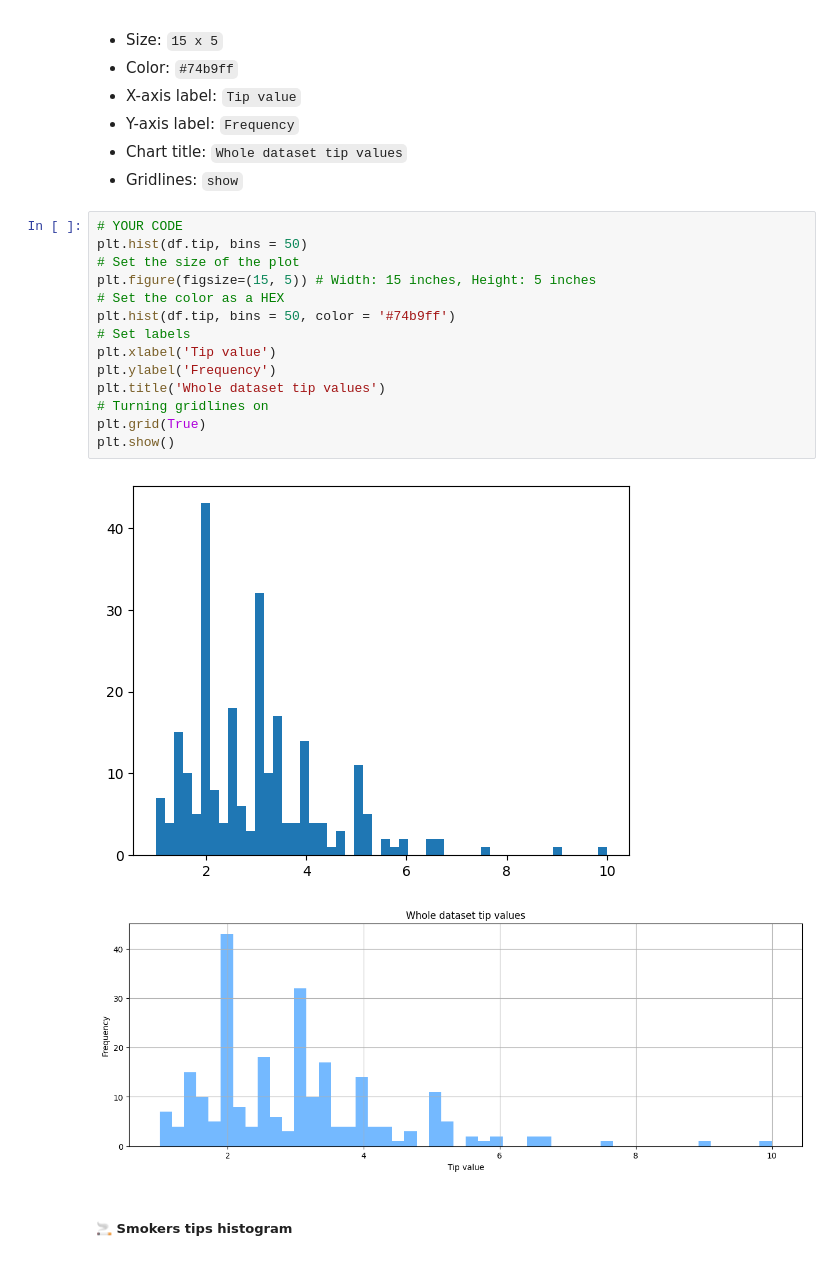
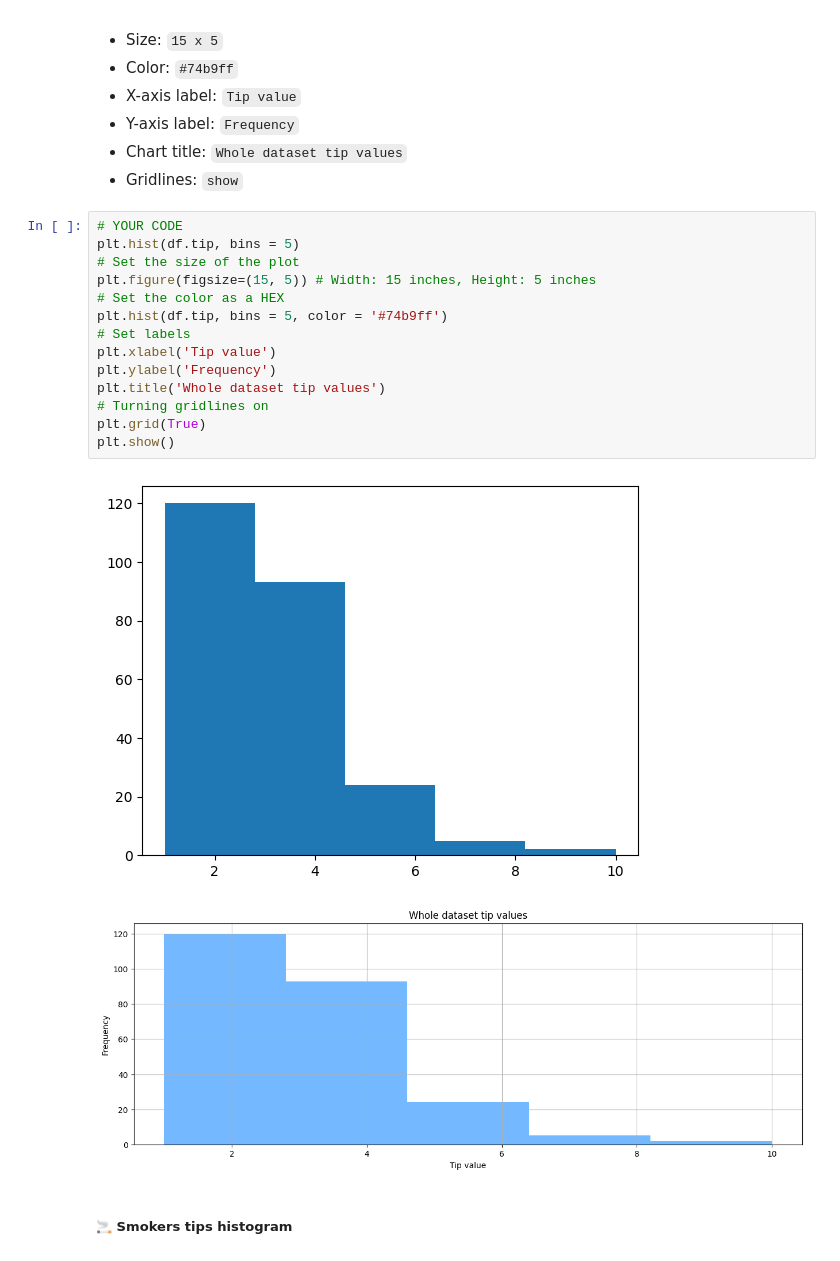
Before and after one commit to vylpt03/Restaurant_Tip_Analysis, a Jupyter notebook: Vy_[template]_Restaurant_tips_analysis.ipynb, the cells around one changed output. Saved outputs shown, nothing was run; the diff lists cells and outputs as text.

```diff
--- a/Vy_[template]_Restaurant_tips_analysis.ipynb
+++ b/Vy_[template]_Restaurant_tips_analysis.ipynb
@@ -335,21 +334,21 @@ Plot the histogram for the whole dataset tips distribution.
 * Gridlines: `show`
 # %%
 # YOUR CODE
-plt.hist(df.tip, bins = 50)
+plt.hist(df.tip, bins = 5)
 # Set the size of the plot
 plt.figure(figsize=(15, 5)) # Width: 15 inches, Height: 5 inches
 # Set the color as a HEX
-plt.hist(df.tip, bins = 50, color = '#74b9ff')
+plt.hist(df.tip, bins = 5, color = '#74b9ff')
 # Set labels
 plt.xlabel('Tip value')
 plt.ylabel('Frequency')
 plt.title('Whole dataset tip values')
 # Turning gridlines on
 plt.grid(True)
 plt.show()
 # %% [output]
-[figure, old version]
+[figure, new version]
-[figure, old version]
+[figure, new version]
 # %% [markdown]
 ##### **🚬 Smokers tips histogram**
 # %% [markdown]
```
Also changed, not shown: parts of 151 cells of this notebook.
